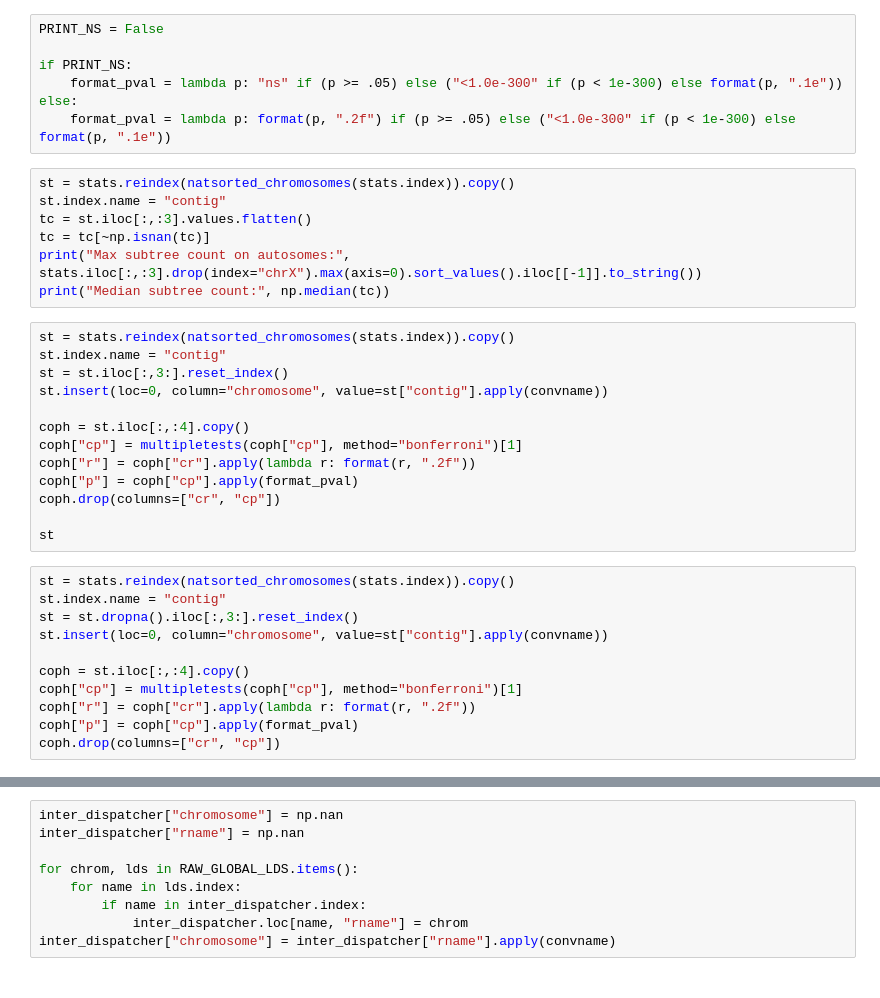
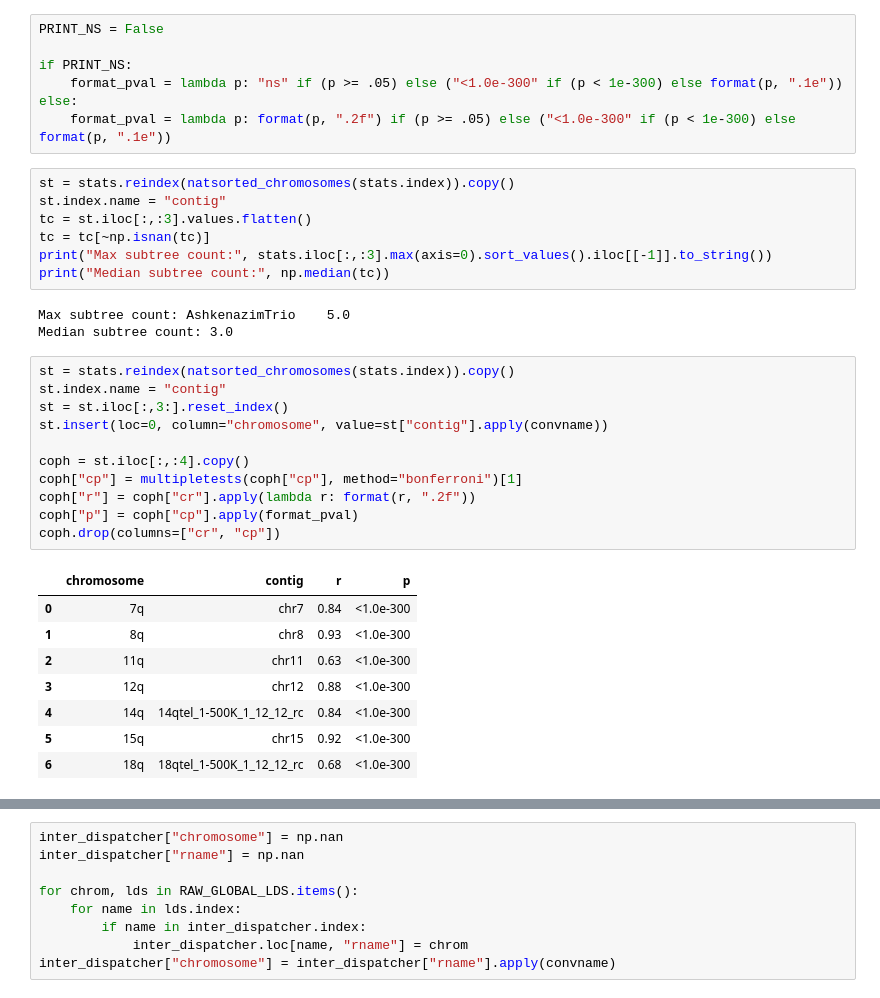
Before and after one commit to LankyCyril/edgecase, a Jupyter notebook: assets/paper/jupyter/Figure-4B-haplotypes-q_arm.ipynb, the cells around one changed output, grey strips where cells are left out. Cells and saved outputs as stored; diff of their text form.

Commit message:
Jupyter: spectra figures, readtests table

```diff
--- a/assets/paper/jupyter/Figure-4-haplotypes.ipynb
+++ b/assets/paper/jupyter/Figure-4B-haplotypes-q_arm.ipynb
@@ -468,29 +464,28 @@ st = stats.reindex(natsorted_chromosomes(stats.index)).copy()
 st.index.name = "contig"
 tc = st.iloc[:,:3].values.flatten()
 tc = tc[~np.isnan(tc)]
-print("Max subtree count on autosomes:", stats.iloc[:,:3].drop(index="chrX").max(axis=0).sort_values().iloc[[-1]].to_string())
+print("Max subtree count:", stats.iloc[:,:3].max(axis=0).sort_values().iloc[[-1]].to_string())
 print("Median subtree count:", np.median(tc))
+# %% [output]
+Max subtree count: AshkenazimTrio    5.0
+Median subtree count: 3.0
 # %%
 st = stats.reindex(natsorted_chromosomes(stats.index)).copy()
 st.index.name = "contig"
 st = st.iloc[:,3:].reset_index()
 st.insert(loc=0, column="chromosome", value=st["contig"].apply(convname))
 
 coph = st.iloc[:,:4].copy()
 coph["cp"] = multipletests(coph["cp"], method="bonferroni")[1]
 coph["r"] = coph["cr"].apply(lambda r: format(r, ".2f"))
 coph["p"] = coph["cp"].apply(format_pval)
 coph.drop(columns=["cr", "cp"])
-
-st
+# %% [output]
+|  | chromosome | contig | r | p |
+| 0 | 7q | chr7 | 0.84 | <1.0e-300 |
+| 1 | 8q | chr8 | 0.93 | <1.0e-300 |
+| 2 | 11q | chr11 | 0.63 | <1.0e-300 |
+| 3 | 12q | chr12 | 0.88 | <1.0e-300 |
+| 4 | 14q | 14qtel_1-500K_1_12_12_rc | 0.84 | <1.0e-300 |
+| 5 | 15q | chr15 | 0.92 | <1.0e-300 |
+| 6 | 18q | 18qtel_1-500K_1_12_12_rc | 0.68 | <1.0e-300 |
-# %%
-st = stats.reindex(natsorted_chromosomes(stats.index)).copy()
-st.index.name = "contig"
-st = st.dropna().iloc[:,3:].reset_index()
-st.insert(loc=0, column="chromosome", value=st["contig"].apply(convname))
-
-coph = st.iloc[:,:4].copy()
-coph["cp"] = multipletests(coph["cp"], method="bonferroni")[1]
-coph["r"] = coph["cr"].apply(lambda r: format(r, ".2f"))
-coph["p"] = coph["cp"].apply(format_pval)
-coph.drop(columns=["cr", "cp"])
```
Also changed, not shown: parts of 8 cells of this notebook, 2 other files.
